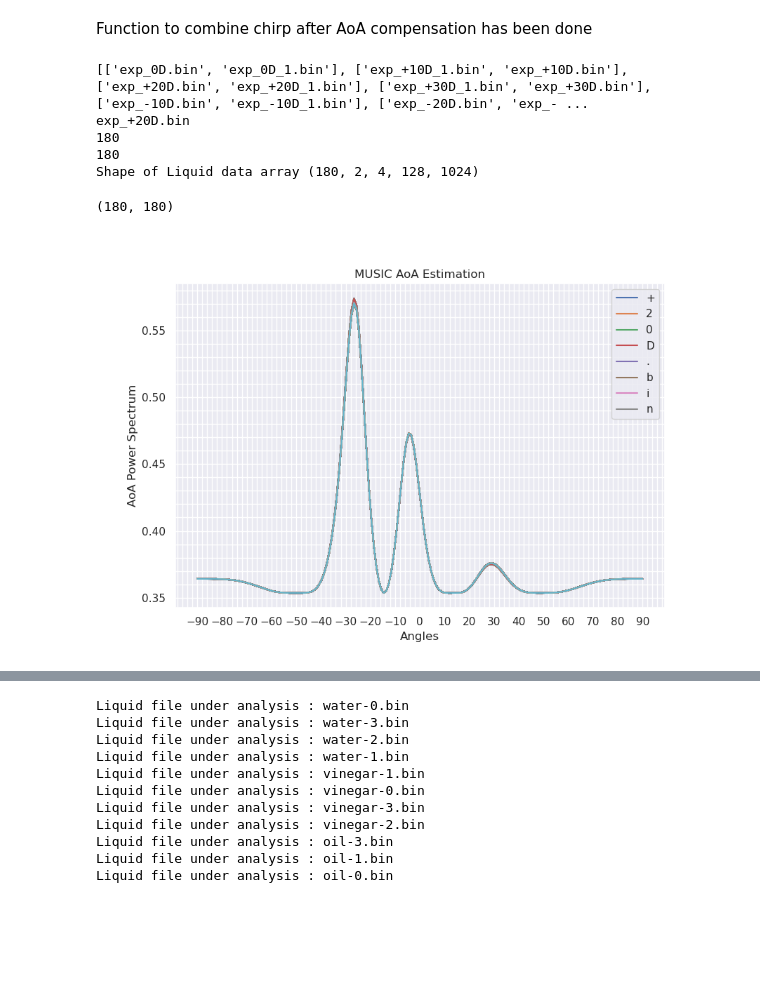
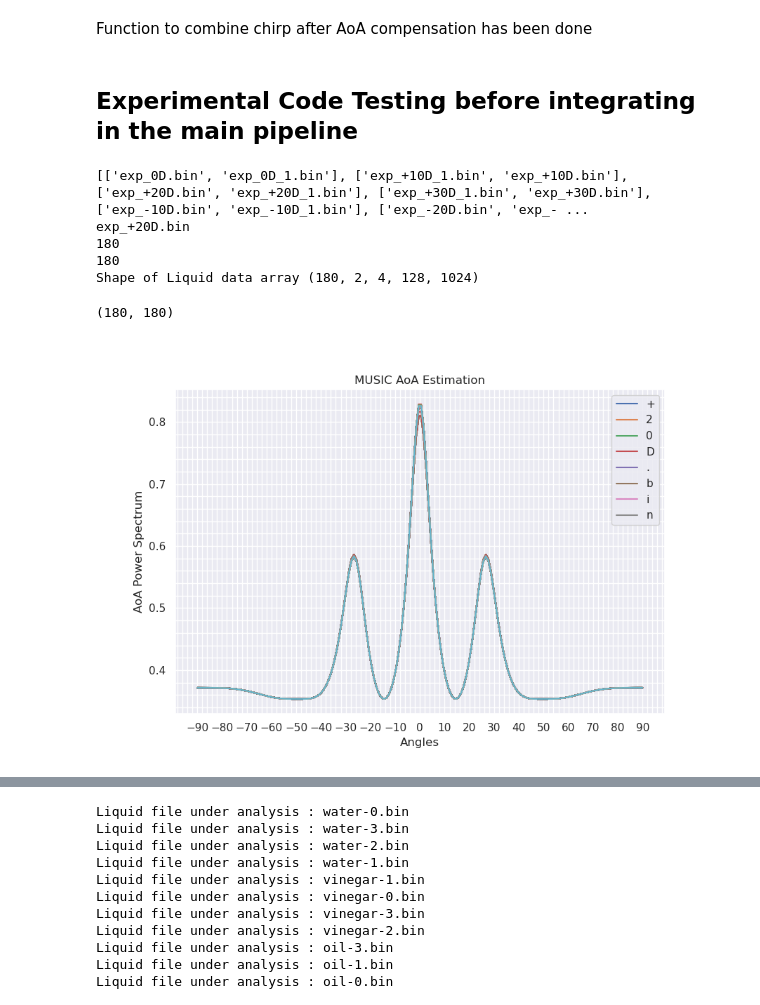
Before and after one commit to Muaz231/FluID-Python, a Jupyter notebook: FluidID_clean.ipynb, the cells around one changed output, grey strips where cells are left out. Cells and saved outputs as stored; diff of their text form; code cells hidden in the pictures; blank space fills up the shorter version.

Commit message:
Added Background Interfernce Cancellation Fn & Added stability in ?MUSIC for coherent sources

```diff
--- a/FluidID_clean.ipynb
+++ b/FluidID_clean.ipynb
@@ -99,3 +103,11 @@ def frameReshape(frame,frameConfig): #
+# %%
+def InterferenceCancellation(data, bk_data, framecfg = FrameConfig()):
+    # Function description :
+    # This function just subtracts the background interference from the data
+    # @data: target data + background data
+    # @bk_data: background data
+    clean_data = np.fft.ifft(np.fft.fft(data,n=framecfg.numRangeBins)-np.fft.fft(bk_data,n=framecfg.numRangeBins))
+    return clean_data
 # %% [markdown]
 Function to compute Doppler FFT
 # %%
@@ -286,18 +298,25 @@ def MUSIC(X,K,M,lamda):
     else:
         corr_matrix = X@(X.conj().T)
 
+    # TODO: Add code for Modified MUSIC Algorithm
+    Jm = np.flip(np.identity(M), axis=0)
+    Ry = Jm @ corr_matrix.conj().T @ Jm
+
+    corr_matrix = (corr_matrix + Ry)/2
+    # ---------------------------------------- #
+
     corr_matrix = (corr_matrix + corr_matrix.conj().T) / 2
 
-    D,EV = LA.eigh(corr_matrix)
-    index = np.argsort(D) # Sort eigenvalues in ascending order
+    D,EV = LA.eig(corr_matrix)
+    index = np.argsort(np.abs(D)) # Sort eigenvalues in ascending order
     EN = EV[:,index]
-    EN = EN[:, :M-K] # pick the eigenvetor corresponding to M-K smallest eigenvalues
+    EN = EN[:, :M-K] # pick the eigenvetor corresponding to top M-K smallest eigenvalues
     # EN = EV[:,:-K]
     EN = np.transpose(np.conjugate(EN))
 
     # signal eignenvectors
     ES = EV[:,index]
-    ES = ES[:,M-K:]
+    ES = ES[:, M-K:M]
 
     # # Defining new noise vectorspace
     # ES_nullspace = LA.null_space(ES @ np.diag(D[M-K:]) @ ES.conj().T)
@@ -379,6 +398,8 @@ def CombineChirp(framedata):
         return np.mean(framedata, axis=2, keepdims=True)
     elif len(framedata.shape) == 4:
         return np.mean(framedata, axis=1, keepdims=True)
+# %% [markdown]
+## Experimental Code Testing before integrating in the main pipeline
 # %%
 ''' ** EXPERIMENTAL :: CELLS FOR TESTING STUFF BEFORE MERGING IN THE MAIN PIPELINE ** '''
 
@@ -422,51 +443,54 @@ bk_data = np.mean(bk_data,axis=(3),keepdims=True) # Dimensions (3) represent ave
 
 # 4) Read liquid data
 data = ReadBinFile(filepath + data)
-data = np.fft.ifft(np.fft.fft(data, n=cfg.NUM_RANGE_BINS) - np.fft.fft(bk_data, n=cfg.NUM_RANGE_BINS))# Background Static Clutter
+data = InterferenceCancellation(data,bk_data) # Background Static Clutter
 print("Shape of Liquid data array", data.shape)
 
 # 5) Loop through all the frames to estimate the AoA
 aoa_spectrum = np.zeros(shape = (180, data.shape[0]))
 
+Nsources = np.linspace(1,7,7, dtype='int') # Possible # of sources
+
 for frm in tqdm(range(data.shape[0])):
     frame_data = data[frm,:,:,:,:] # Pass frame with shape (# of Tx, # of Rx, # of chirps, # of samples/chirp) to MUSIC
 
     # 6) Calculate AoA for each frame now
-    Nsources = 1 # Number of targets
-    (P_spectrum, D, EN, ES) = MUSIC(frame_data,Nsources,cfg.NUM_TX*cfg.NUM_RX,3e8/(cfg.START_FREQ*1e9))
+    Ns = 2 # Number of sources
+    (P_spectrum, D, EN, ES) = MUSIC(frame_data,Ns,cfg.NUM_TX*cfg.NUM_RX,3e8/(cfg.START_FREQ*1e9))
     EN = np.conj(EN.T)
     # 7) Save the spectrum in the array
     aoa_spectrum[:,frm] = P_spectrum
 
 print(aoa_spectrum.shape)
+
 # 8) Plot Aoa Spectrum for all the frames
 Angles = np.linspace(-90,90,180)
 
-plt.figure("AoA-Spectrum", figsize=(9,6), clear=True)
+plt.figure("AoA-Spectrum", figsize=(9,6),clear=True)
 # ax = fig_aoa.add_subplot(1,1,1)
 plt.plot(Angles, aoa_spectrum)
 plt.xlabel("Angles")
 plt.ylabel("AoA Power Spectrum")
 plt.title("MUSIC AoA Estimation")
 mplcursors.cursor(plt.gca(), multiple=True)
 plt.minorticks_on()
 plt.grid(True, which="both")
 plt.legend(fname.split("_")[1])
 plt.gca().set_xticks(np.arange(-90, 100, 10))
 plt.show()
 
 # # 9) Compensated IF chirp samples
 # data_cmp = AoA_Compensation(data,Nsources,cfg.NUM_RX,[0.35,0.70])
 # print(data_cmp.shape)
 
 # # 10) Combine Chirps after AoA compensating
 # data_cmp = CombineChirp(data_cmp)
 # print(data_cmp.shape)
 # %% [output]
 [['exp_0D.bin', 'exp_0D_1.bin'], ['exp_+10D_1.bin', 'exp_+10D.bin'], ['exp_+20D.bin', 'exp_+20D_1.bin'], ['exp_+30D_1.bin', 'exp_+30D.bin'], ['exp_-10D.bin', 'exp_-10D_1.bin'], ['exp_-20D.bin', 'exp_- ...
 exp_+20D.bin
 180
 180
 Shape of Liquid data array (180, 2, 4, 128, 1024)
 (180, 180)
-[figure, old version]
+[figure, new version]
```
Also changed, not shown: parts of 9 cells of this notebook.
